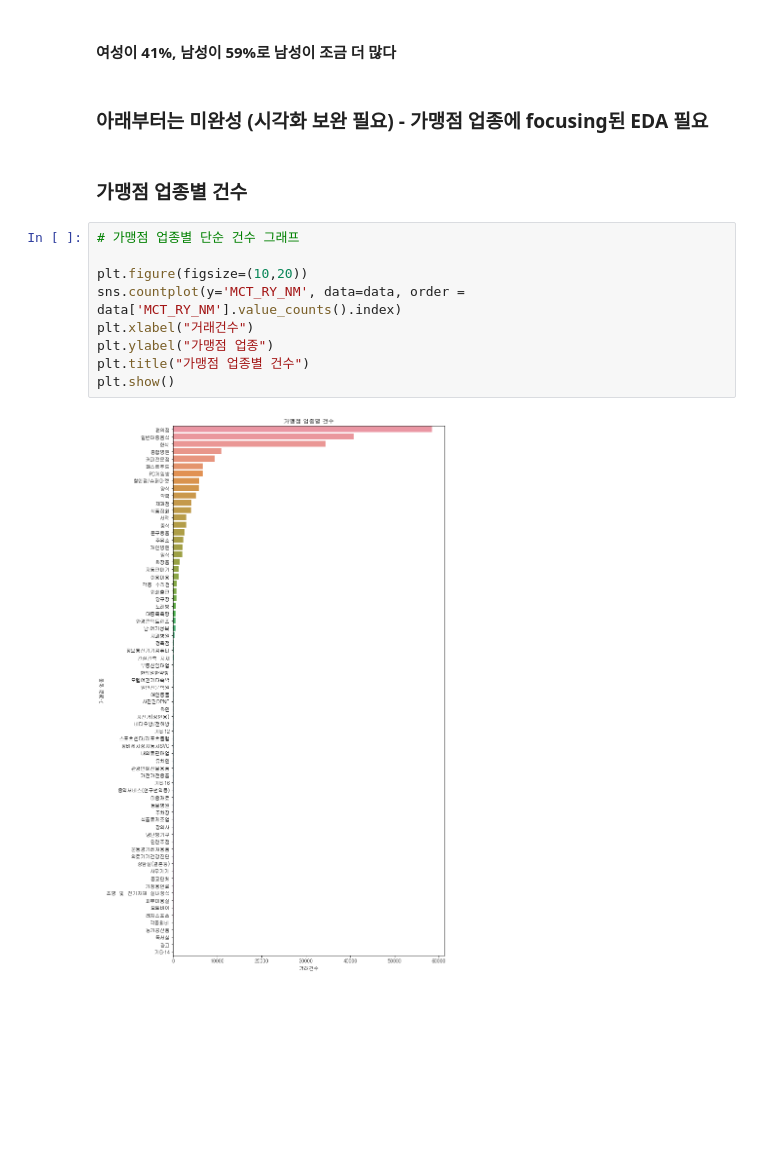
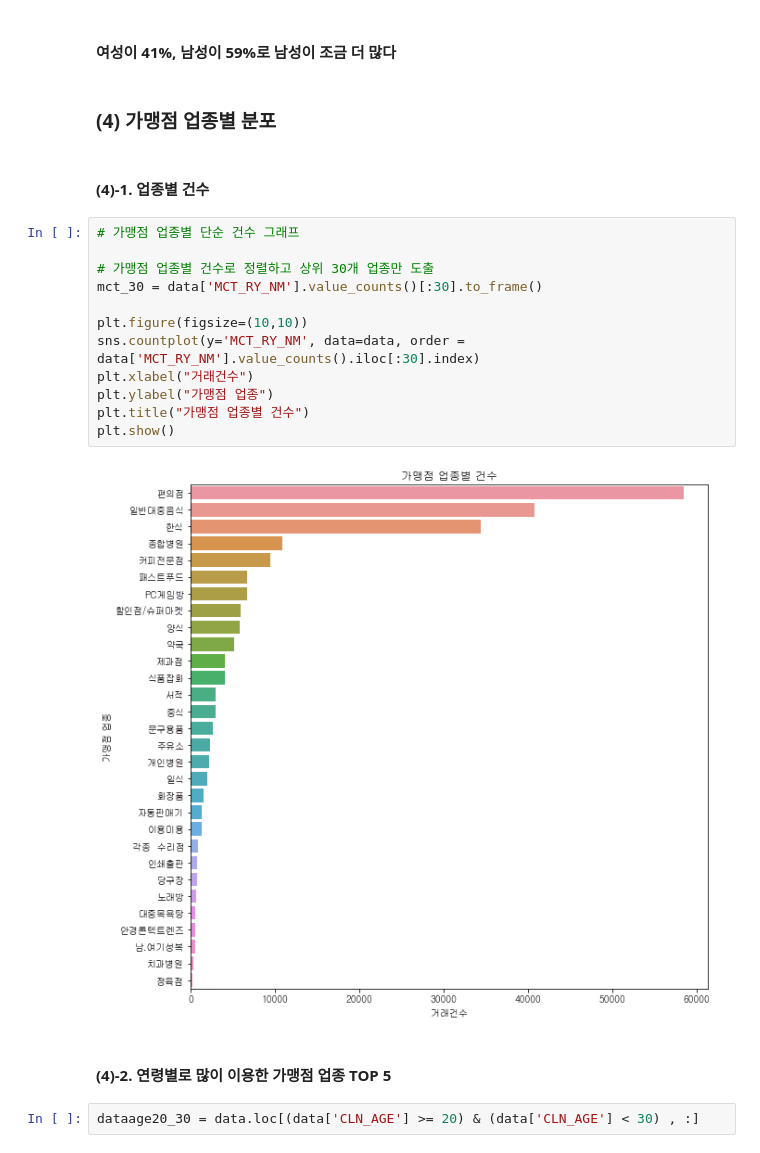
Before and after one commit to lain-02/aiproject, a Jupyter notebook: ai_project.ipynb, the cells around one changed output. Saved outputs shown, nothing was run; the diff lists cells and outputs as text; blank space fills up the shorter version.

```diff
--- a/ai_project.ipynb
+++ b/ai_project.ipynb
@@ -157,18 +157,25 @@ plt.show()
 [figure]
 # %% [markdown]
 #### 여성이 41%, 남성이 59%로 남성이 조금 더 많다
-# %% [markdown]
-### 아래부터는 미완성 (시각화 보완 필요) - 가맹점 업종에 focusing된 EDA 필요
 # %% [markdown]
-### 가맹점 업종별 건수
+### (4) 가맹점 업종별 분포
+# %% [markdown]
+#### (4)-1. 업종별 건수
 # %%
 # 가맹점 업종별 단순 건수 그래프
 
-plt.figure(figsize=(10,20))
-sns.countplot(y='MCT_RY_NM', data=data, order = data['MCT_RY_NM'].value_counts().index)
+# 가맹점 업종별 건수로 정렬하고 상위 30개 업종만 도출
+mct_30 = data['MCT_RY_NM'].value_counts()[:30].to_frame()
+
+plt.figure(figsize=(10,10))
+sns.countplot(y='MCT_RY_NM', data=data, order = data['MCT_RY_NM'].value_counts().iloc[:30].index)
 plt.xlabel("거래건수")
 plt.ylabel("가맹점 업종")
 plt.title("가맹점 업종별 건수")
 plt.show()
 # %% [output]
-[figure, old version]
+[figure, new version]
+# %% [markdown]
+#### (4)-2. 연령별로 많이 이용한 가맹점 업종 TOP 5
+# %%
+dataage20_30 = data.loc[(data['CLN_AGE'] >= 20) & (data['CLN_AGE'] < 30) , :]
```
Also changed, not shown: parts of 21 cells of this notebook.
